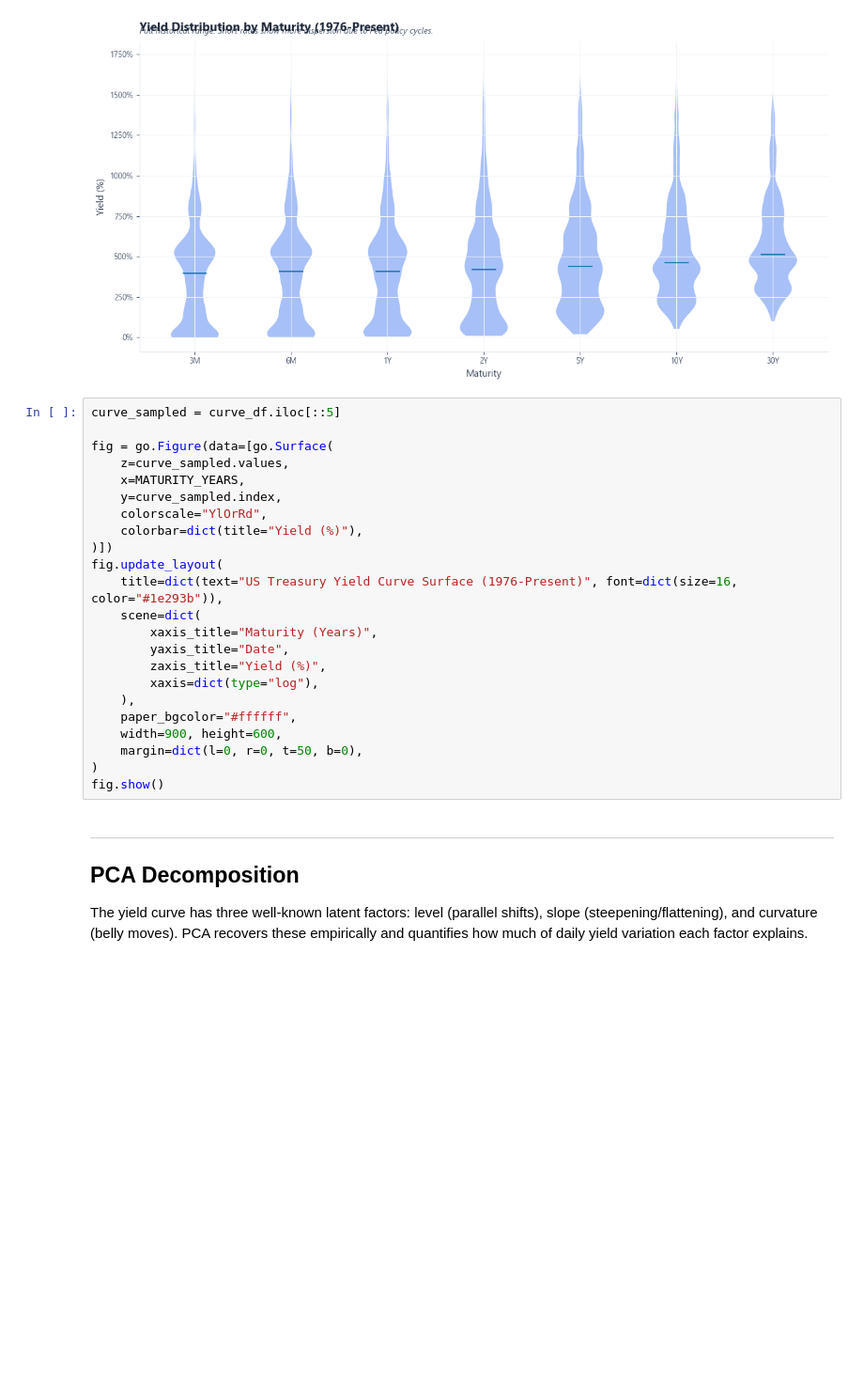
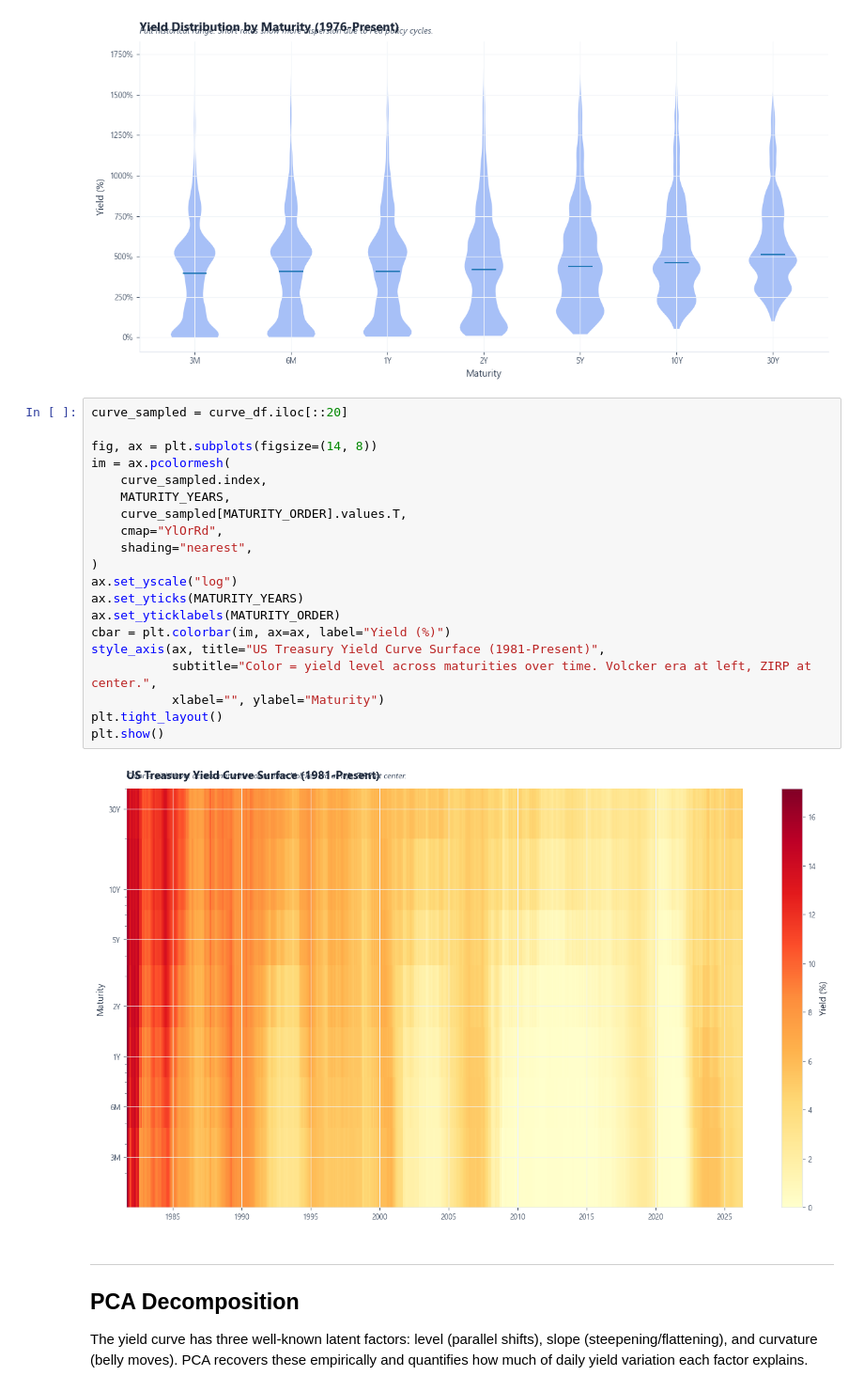
Before and after one commit to lenamonj/yield-curve-decoded, a Jupyter notebook: yield_curve_decoded.ipynb, the cells around one changed output. Shown at 94% size. Cells and saved outputs as stored; diff of their text form; blank space fills up the shorter version.

Commit message:
fix: replace Plotly 3D with matplotlib heatmap, populate results with actual metrics

```diff
--- a/yield_curve_decoded.ipynb
+++ b/yield_curve_decoded.ipynb
@@ -290,28 +290,27 @@ plt.show()
 # %% [output]
 [figure]
 # %%
-curve_sampled = curve_df.iloc[::5]
+curve_sampled = curve_df.iloc[::20]
 
-fig = go.Figure(data=[go.Surface(
-    z=curve_sampled.values,
-    x=MATURITY_YEARS,
-    y=curve_sampled.index,
-    colorscale="YlOrRd",
-    colorbar=dict(title="Yield (%)"),
-)])
-fig.update_layout(
-    title=dict(text="US Treasury Yield Curve Surface (1976-Present)", font=dict(size=16, color="#1e293b")),
-    scene=dict(
-        xaxis_title="Maturity (Years)",
-        yaxis_title="Date",
-        zaxis_title="Yield (%)",
-        xaxis=dict(type="log"),
-    ),
-    paper_bgcolor="#ffffff",
-    width=900, height=600,
-    margin=dict(l=0, r=0, t=50, b=0),
+fig, ax = plt.subplots(figsize=(14, 8))
+im = ax.pcolormesh(
+    curve_sampled.index,
+    MATURITY_YEARS,
+    curve_sampled[MATURITY_ORDER].values.T,
+    cmap="YlOrRd",
+    shading="nearest",
 )
-fig.show()
+ax.set_yscale("log")
+ax.set_yticks(MATURITY_YEARS)
+ax.set_yticklabels(MATURITY_ORDER)
+cbar = plt.colorbar(im, ax=ax, label="Yield (%)")
+style_axis(ax, title="US Treasury Yield Curve Surface (1981-Present)",
+           subtitle="Color = yield level across maturities over time. Volcker era at left, ZIRP at center.",
+           xlabel="", ylabel="Maturity")
+plt.tight_layout()
+plt.show()
+# %% [output]
+[figure, added]
 # %% [markdown]
 ---
 ## PCA Decomposition
```
Also changed, not shown: parts of 2 cells of this notebook.
